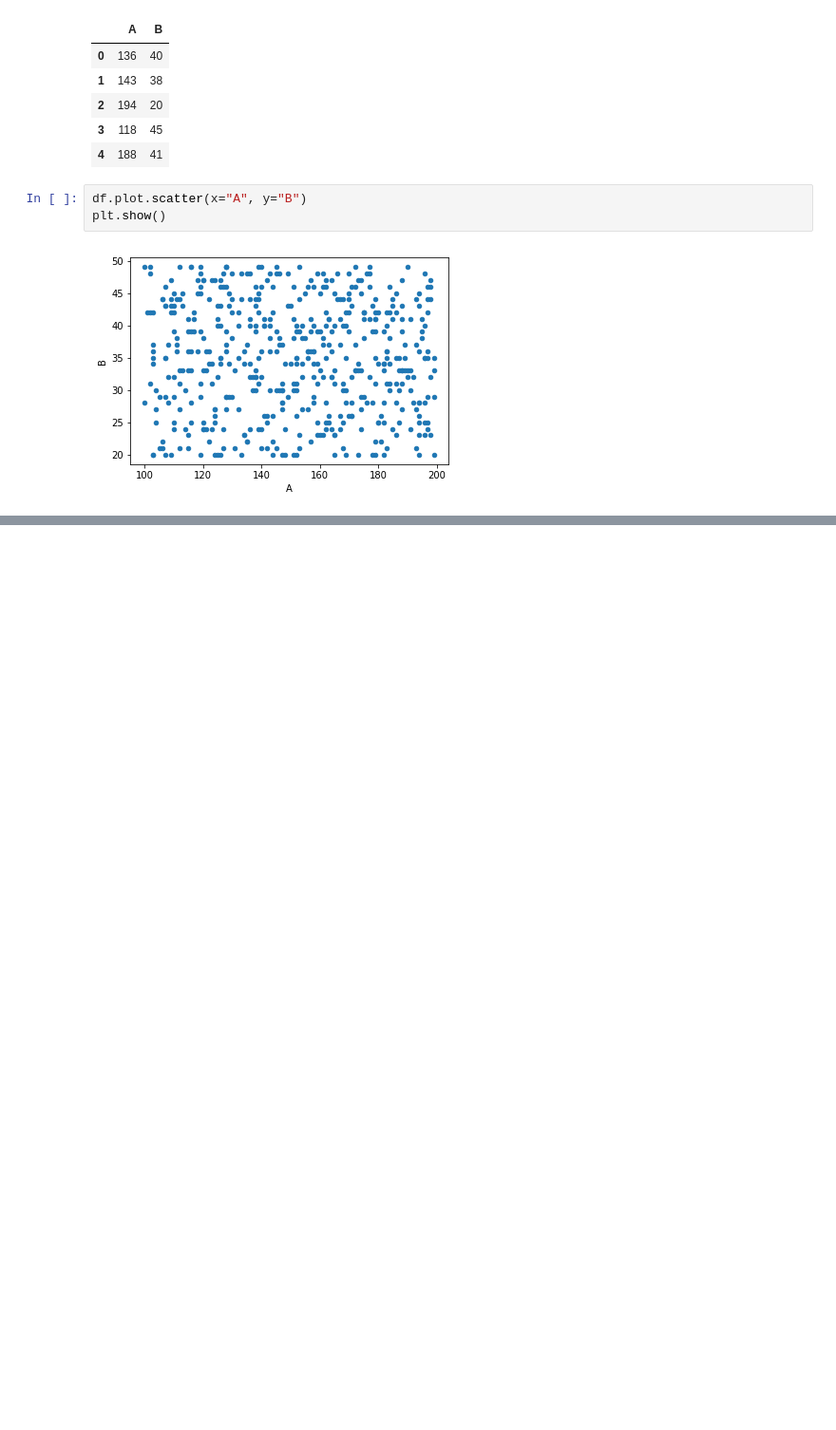
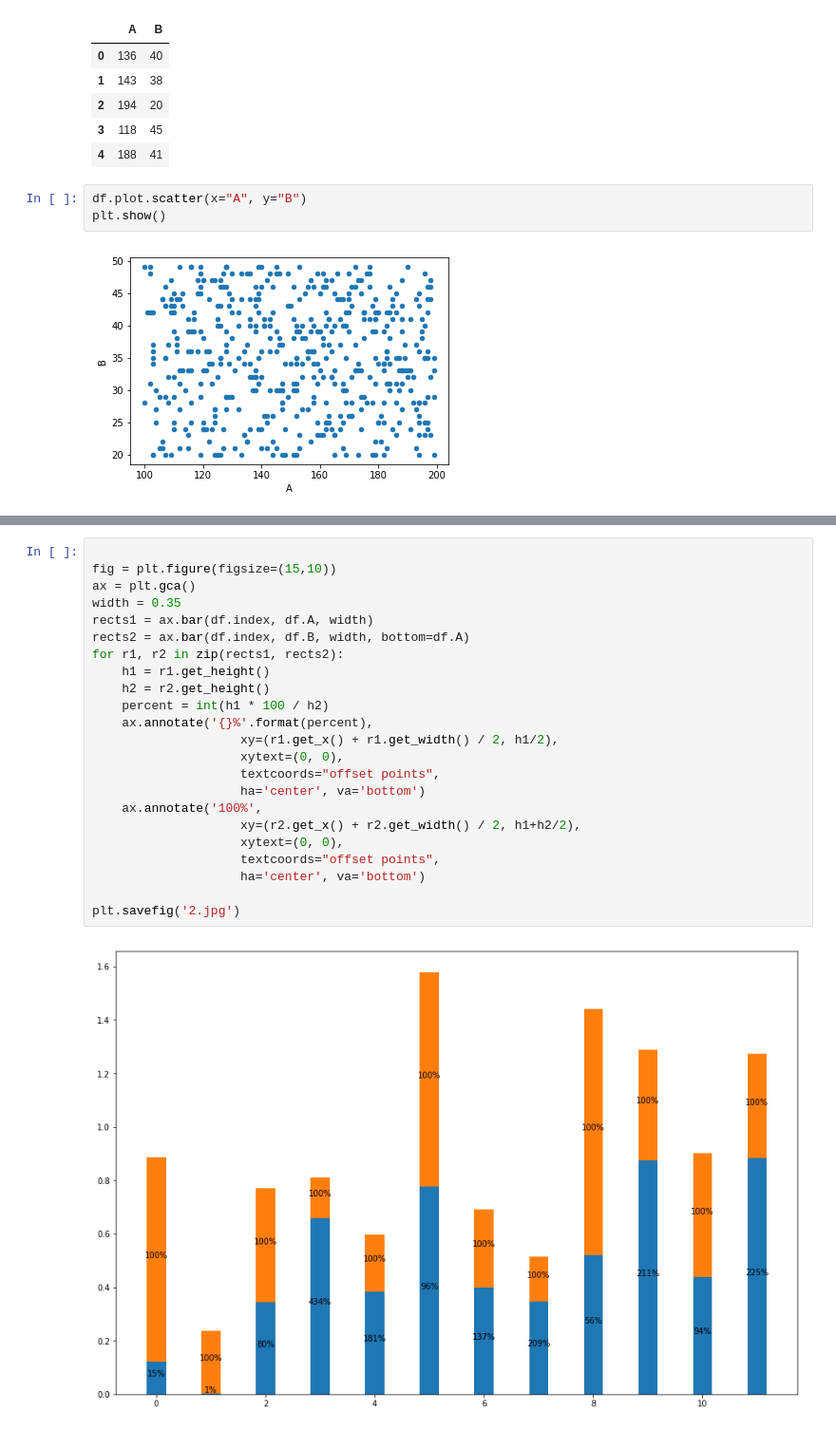
Before and after one commit to abhilb/matplotlib-recipes, a Jupyter notebook: Untitled.ipynb, the cells around one changed output, grey strips where cells are left out. Shown: that part at 95% size. Drawn from its saved outputs; the diff is of its cells as text; blank space fills up the shorter version.

```diff
--- a/Untitled.ipynb
+++ b/Untitled.ipynb
@@ -26,0 +66,25 @@ plt.show()
+# %%
+
+fig = plt.figure(figsize=(15,10))
+ax = plt.gca()
+width = 0.35
+rects1 = ax.bar(df.index, df.A, width)
+rects2 = ax.bar(df.index, df.B, width, bottom=df.A)
+for r1, r2 in zip(rects1, rects2):
+    h1 = r1.get_height()
+    h2 = r2.get_height()
+    percent = int(h1 * 100 / h2)
+    ax.annotate('{}%'.format(percent),
+                    xy=(r1.get_x() + r1.get_width() / 2, h1/2),
+                    xytext=(0, 0),
+                    textcoords="offset points",
+                    ha='center', va='bottom')
+    ax.annotate('100%',
+                    xy=(r2.get_x() + r2.get_width() / 2, h1+h2/2),
+                    xytext=(0, 0),
+                    textcoords="offset points",
+                    ha='center', va='bottom')
+
+plt.savefig('2.jpg')
+# %% [output]
+[figure, added]
```
Also changed, not shown: parts of 3 cells of this notebook.
